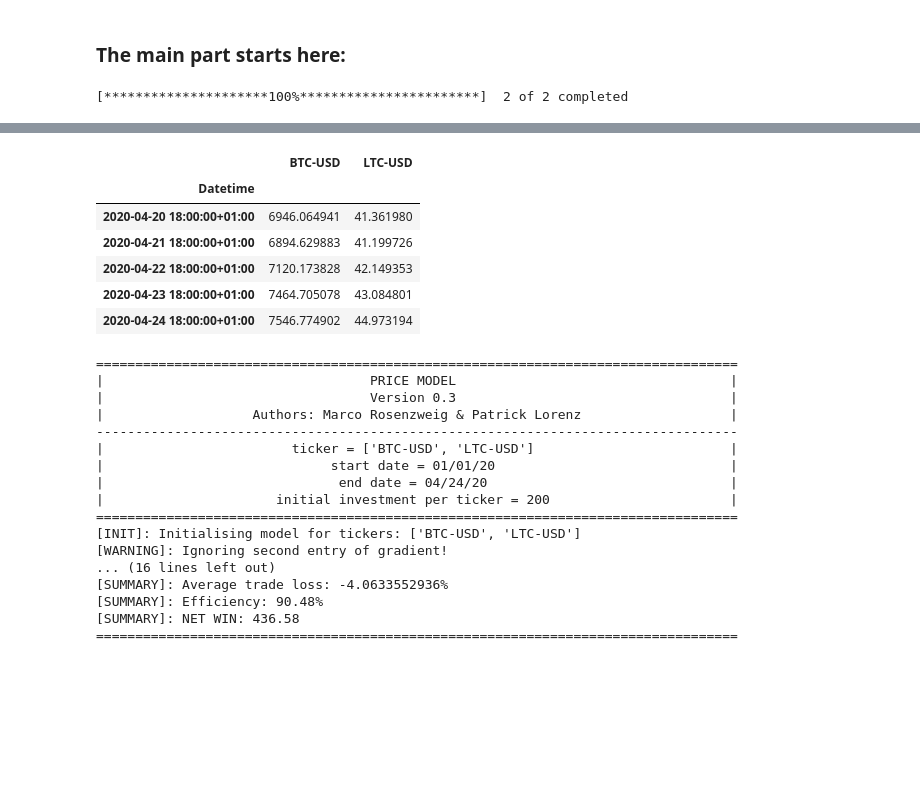
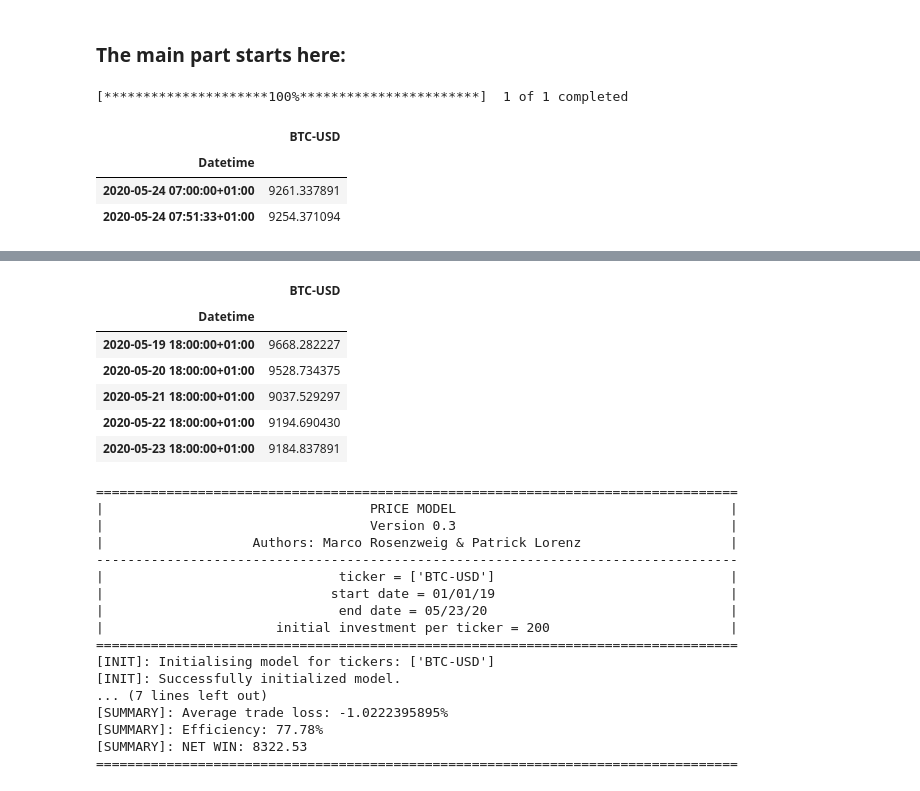
Before and after one commit to MarcoRosenzweig/FINANCE, a Jupyter notebook: CRYPTO_MODEL.ipynb, the cells around one changed output, grey strips where cells are left out. Cells and saved outputs as stored; diff of their text form; code cells hidden in the pictures; blank space fills up the shorter version.

```diff
--- a/CRYPTO_MODEL.ipynb
+++ b/CRYPTO_MODEL.ipynb
@@ -44,18 +44,24 @@ import pandas as pd
 # %% [markdown]
 #### WARNING: Do not mix tickers from different markets/timezones. This can result in various NaN values if a filter is applied!
 # %%
-start_date = '2020-01-01' #your start date for the model.
+start_date = '2019-01-01' #your start date for the model.
 day_hour = 18 #your intra-day time at which to evaluate the model.
 tickers = ['BTC-USD', 'LTC-USD'] #your tickers of interest.
+tickers = 'BTC-USD'
 # %% [markdown]
 ### The main part starts here:
 # %%
 model = MODEL(tickers=tickers)
 model.get_data(start=start_date, interval='60m')
+model.data.tail(2)
 # %% [output]
-[*********************100%***********************]  2 of 2 completed
+[*********************100%***********************]  1 of 1 completed
+|  | BTC-USD |
+| Datetime |  |
+| 2020-05-24 07:00:00+01:00 | 9261.337891 |
+| 2020-05-24 07:51:33+01:00 | 9254.371094 |
 # %%
-start_date_range = pd.Timestamp(2020, 1, 1, day_hour)
+start_date_range = pd.Timestamp(2019, 1, 1, day_hour)
 date_range = utils.create_date_range(start_date=start_date_range)
 model.apply_date_filter(date_range)
 model.data.tail()
@@ -63,11 +71,11 @@ model.data.tail()
 [INFO]: filter applied.
-|  | BTC-USD | LTC-USD |
-| Datetime |  |  |
-| 2020-04-20 18:00:00+01:00 | 6946.064941 | 41.361980 |
-| 2020-04-21 18:00:00+01:00 | 6894.629883 | 41.199726 |
-| 2020-04-22 18:00:00+01:00 | 7120.173828 | 42.149353 |
-| 2020-04-23 18:00:00+01:00 | 7464.705078 | 43.084801 |
-| 2020-04-24 18:00:00+01:00 | 7546.774902 | 44.973194 |
+|  | BTC-USD |
+| Datetime |  |
+| 2020-05-19 18:00:00+01:00 | 9668.282227 |
+| 2020-05-20 18:00:00+01:00 | 9528.734375 |
+| 2020-05-21 18:00:00+01:00 | 9037.529297 |
+| 2020-05-22 18:00:00+01:00 | 9194.690430 |
+| 2020-05-23 18:00:00+01:00 | 9184.837891 |
 # %%
 model.eval_model()
 # %% [output]
@@ -76,15 +84,15 @@ model.eval_model()
 |                                  Version 0.3                                   |
 |                   Authors: Marco Rosenzweig & Patrick Lorenz                   |
 ----------------------------------------------------------------------------------
-|                        ticker = ['BTC-USD', 'LTC-USD']                         |
-|                             start date = 01/01/20                              |
-|                              end date = 04/24/20                               |
+|                              ticker = ['BTC-USD']                              |
+|                             start date = 01/01/19                              |
+|                              end date = 05/23/20                               |
 |                      initial investment per ticker = 200                       |
 ==================================================================================
-[INIT]: Initialising model for tickers: ['BTC-USD', 'LTC-USD']
-[WARNING]: Ignoring second entry of gradient!
-... (16 lines left out)
-[SUMMARY]: Average trade loss: -4.0633552936%
-[SUMMARY]: Efficiency: 90.48%
-[SUMMARY]: NET WIN: 436.58
+[INIT]: Initialising model for tickers: ['BTC-USD']
+[INIT]: Successfully initialized model.
+... (7 lines left out)
+[SUMMARY]: Average trade loss: -1.0222395895%
+[SUMMARY]: Efficiency: 77.78%
+[SUMMARY]: NET WIN: 8322.53
 ==================================================================================
```
Also changed, not shown: parts of 26 cells of this notebook, 2 other files.
